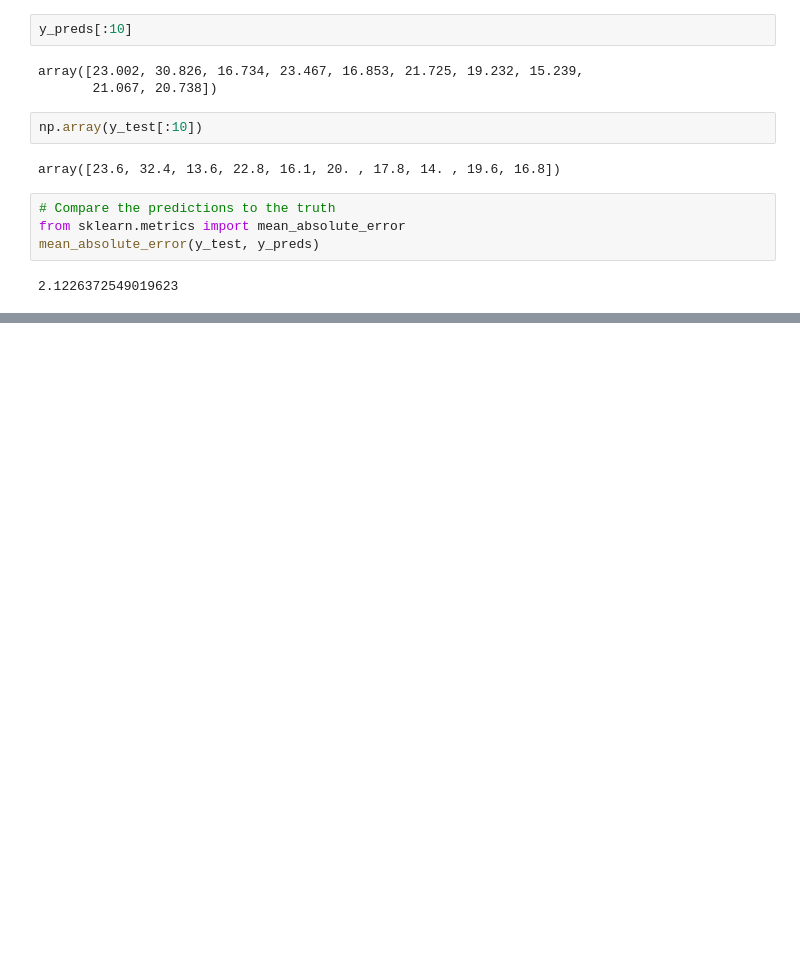
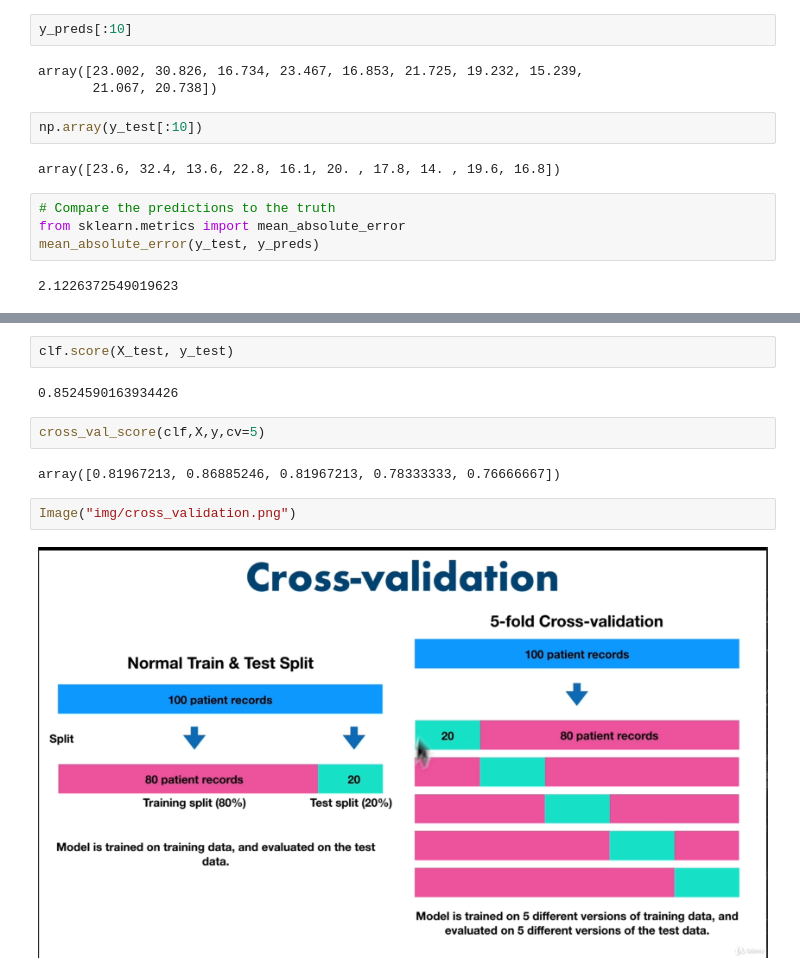
Before and after one commit to Picnic1209/ML-Udemy, a Jupyter notebook: Intro-to-SciKitLearn.ipynb, the cells around one changed output, grey strips where cells are left out. Cells and saved outputs as stored; diff of their text form; blank space fills up the shorter version.

```diff
--- a/Intro-to-SciKitLearn.ipynb
+++ b/Intro-to-SciKitLearn.ipynb
@@ -958,0 +1026,12 @@ what_were_covering
+# %%
+clf.score(X_test, y_test)
+# %% [output]
+0.8524590163934426
+# %%
+cross_val_score(clf,X,y,cv=5)
+# %% [output]
+array([0.81967213, 0.86885246, 0.81967213, 0.78333333, 0.76666667])
+# %%
+Image("img/cross_validation.png")
+# %% [output]
+[figure, added]
```
Also changed, not shown: parts of 13 cells of this notebook, 1 other file.
